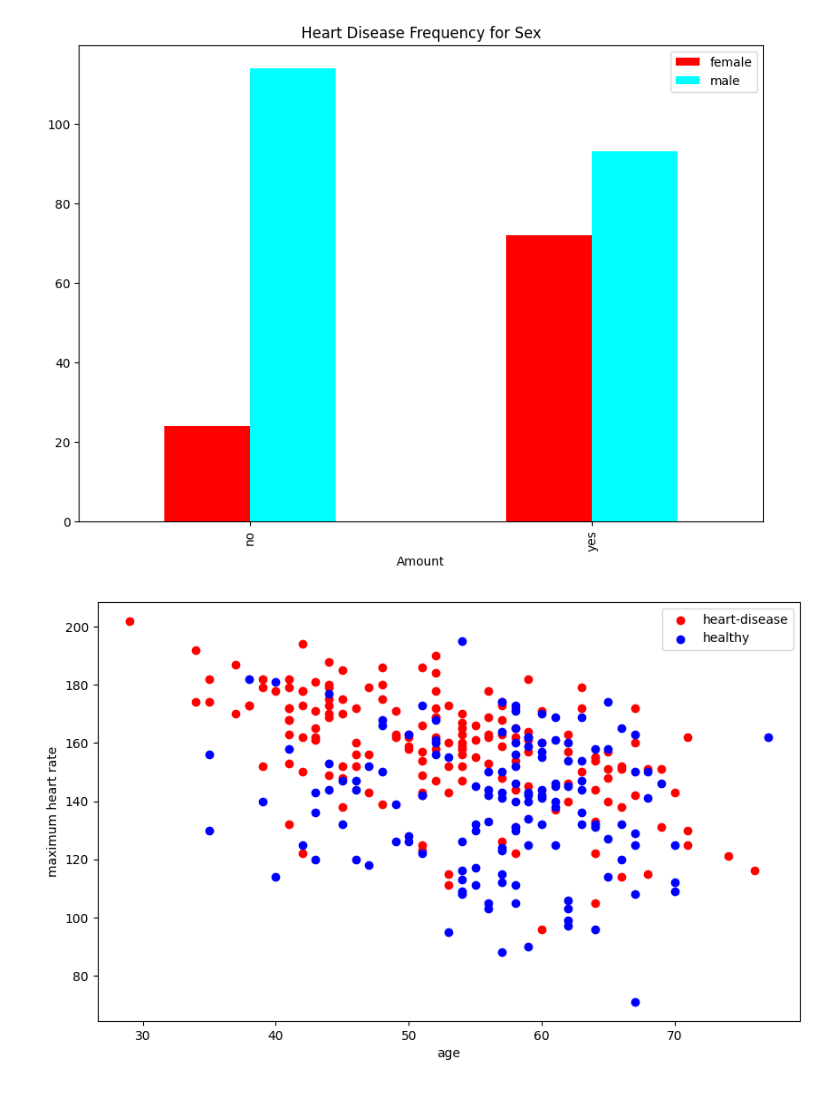
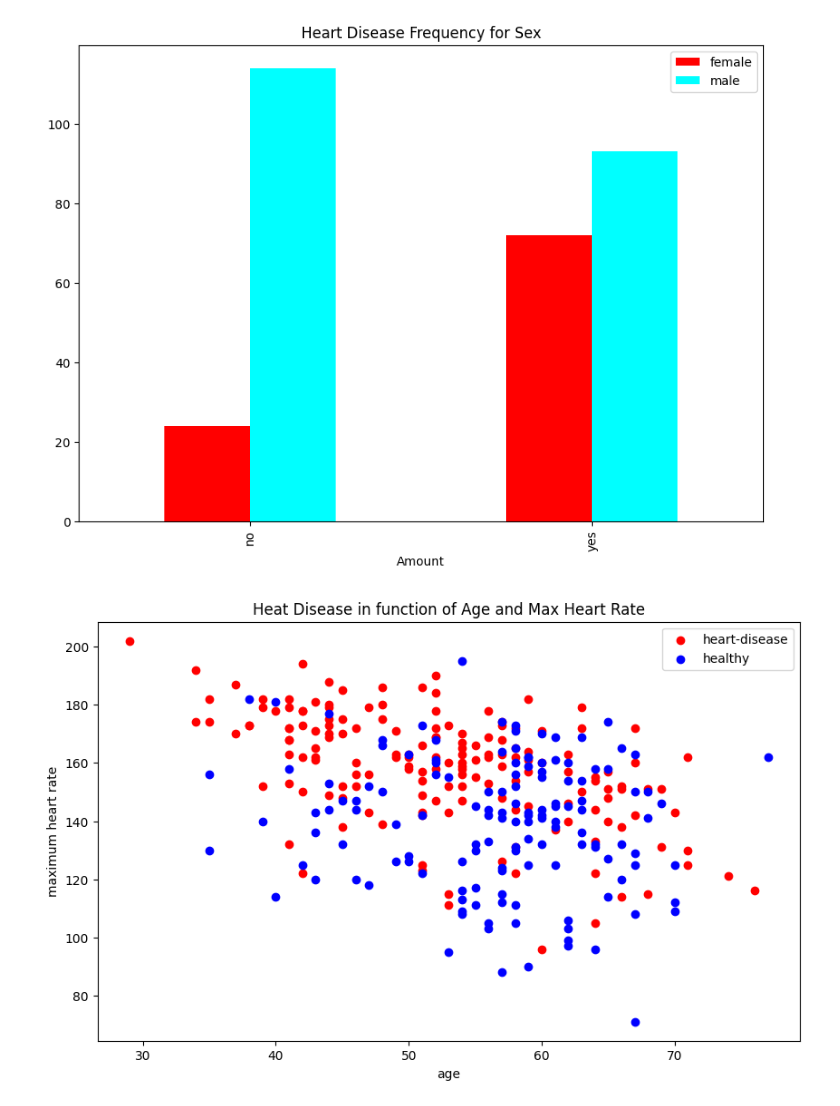
Before and after one commit to caw083/Heart-disease.github.io, a Jupyter notebook: heart-disease.ipynb, the cells around one changed output. Saved outputs shown, nothing was run; the diff lists cells and outputs as text; code cells hidden in the pictures.

```diff
--- a/heart-disease.ipynb
+++ b/heart-disease.ipynb
@@ -234,11 +234,12 @@ plt.legend(['female', 'male'])
 # %%
 plt.figure(figsize=(10,6))
 
 plt.scatter(df.age[df.target == 1],df.thalach[df.target ==1], c='red')
 plt.scatter(df.age[df.target==0], df.thalach[df.target==0], c='blue')
 plt.legend(['heart-disease', 'healthy'])
 plt.xlabel('age')
 plt.ylabel('maximum heart rate')
+plt.title('Heat Disease in function of Age and Max Heart Rate')
 plt.show()
 # %% [output]
-[figure, old version]
+[figure, new version]
```
Also changed, not shown: parts of 6 cells of this notebook, 1 other file.
